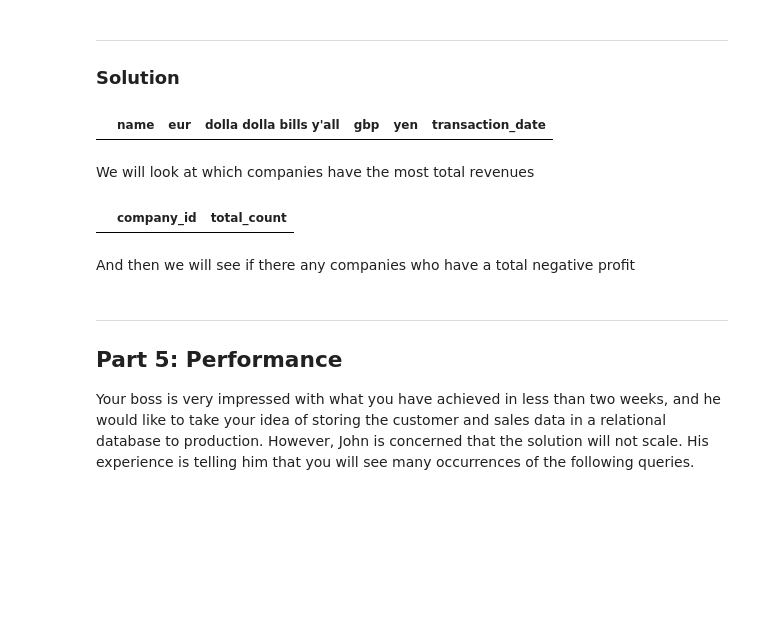
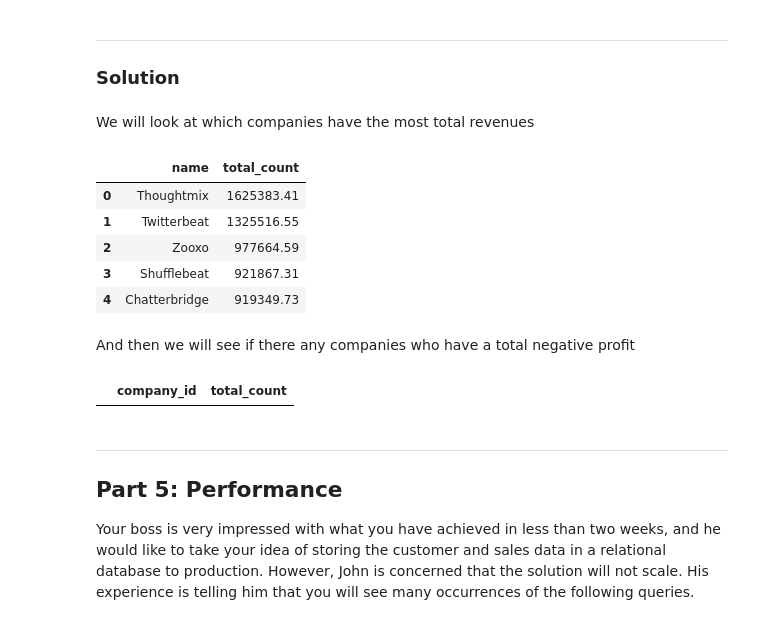
Before and after one commit to grimurz/project1, a Jupyter notebook: Project 1 - Customer Database.ipynb, the cells around one changed output. Cells and saved outputs as stored; diff of their text form; code cells hidden in the pictures; blank space fills up the shorter version.

```diff
--- a/Project 1 - Customer Database.ipynb
+++ b/Project 1 - Customer Database.ipynb
@@ -541,46 +530,38 @@ Remember, you are taking this to your new boss, so think about how you present t
 # %% [markdown]
 ---
 ### Solution
-# %%
-conn = sqlite3.connect('project1.sqlite')
-
-query = '''
-SELECT
-    c.name,
-    t.eur,
-    t.usd as 'dolla dolla bills y''all',
-    t.gbp,
-    t.yen,
-    t.transaction_date
-FROM trans t
-JOIN company c on t.company_id = c.id
-order by eur desc
-limit 5
-'''
-pd.read_sql_query(query, conn)
-# %% [output]
-|  | name | eur | dolla dolla bills y'all | gbp | yen | transaction_date |
 # %% [markdown]
 We will look at which companies have the most total revenues
 # %%
 # Who are the most profitable clients?
+
+conn = sqlite3.connect('project1.sqlite')
+
 most_profitable = '''
-SELECT company_id, total_count FROM
+SELECT c.name, total_count FROM
 (
 SELECT company_id, SUM(eur) AS total_count FROM trans
 GROUP BY company_id
-)
-GROUP BY company_id, total_count
+) t
+JOIN company c on t.company_id = c.id
 ORDER BY total_count DESC
 LIMIT 5
 '''
 pd.read_sql_query(most_profitable, conn)
 # %% [output]
-|  | company_id | total_count |
+|  | name | total_count |
+| 0 | Thoughtmix | 1625383.41 |
+| 1 | Twitterbeat | 1325516.55 |
+| 2 | Zooxo | 977664.59 |
+| 3 | Shufflebeat | 921867.31 |
+| 4 | Chatterbridge | 919349.73 |
 # %% [markdown]
 And then we will see if there any companies who have a total negative profit
 # %%
 # Are there any clients for which profit is declining?
+
+conn = sqlite3.connect('project1.sqlite')
+
 declining_profit = '''
 SELECT company_id, total_count FROM
 (
@@ -592,6 +573,8 @@ GROUP BY company_id, total_count
 LIMIT 5
 '''
 pd.read_sql_query(declining_profit, conn)
+# %% [output]
+|  | company_id | total_count |
 # %% [markdown]
 ---
 ## Part 5: Performance
```
Also changed, not shown: parts of 5 cells of this notebook, 1 other file.
